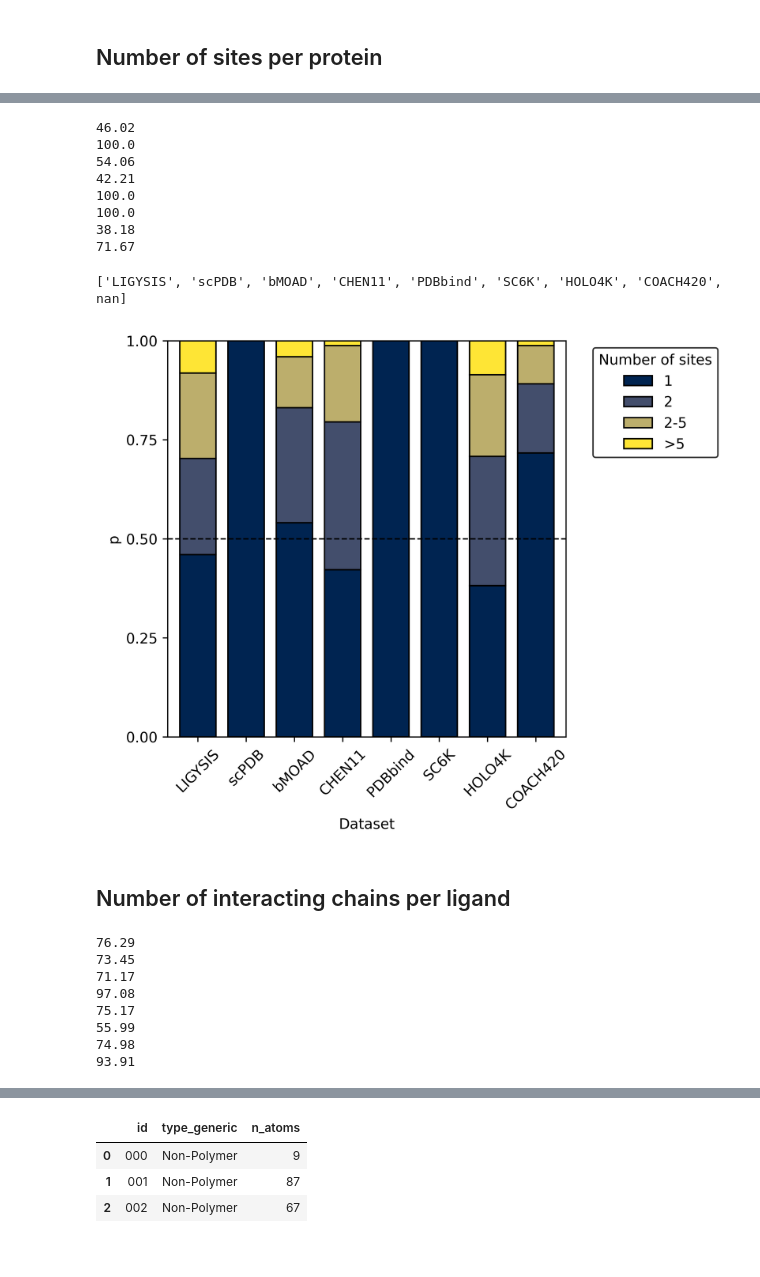
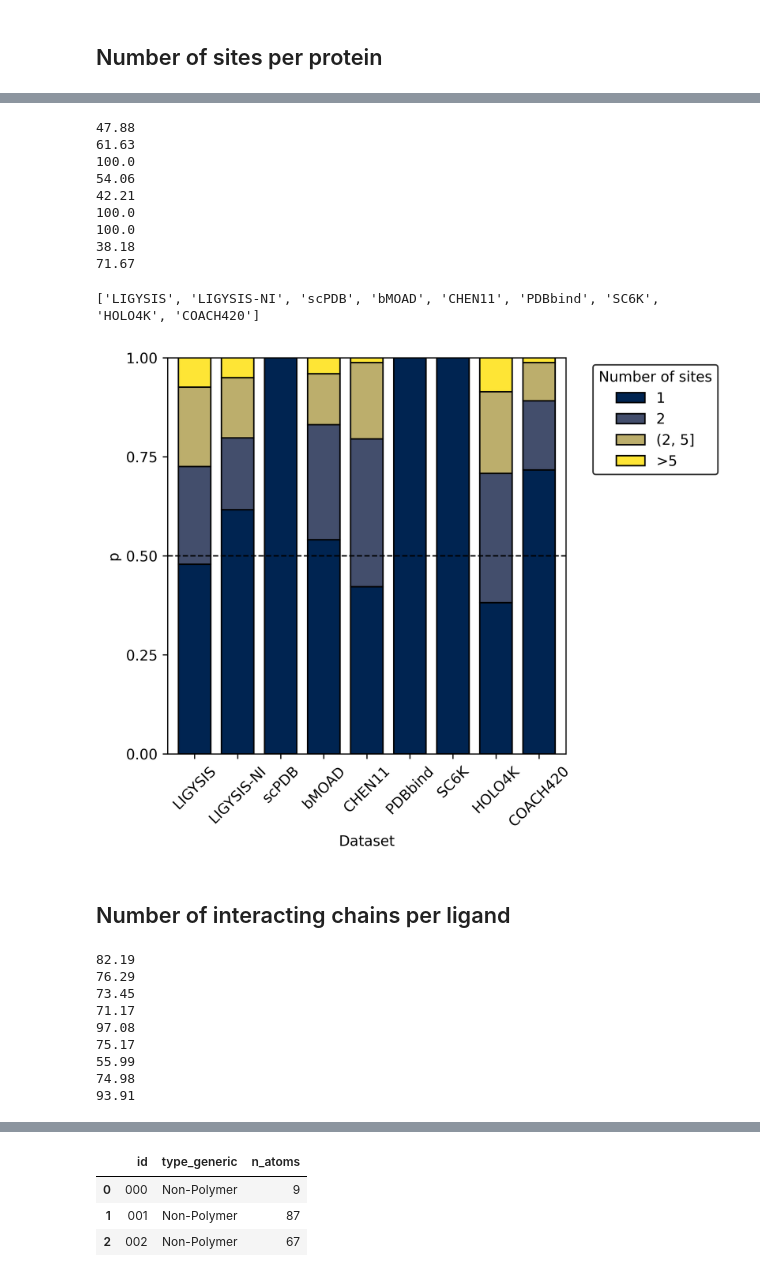
Before and after one commit to bartongroup/LBS-comparison, a Jupyter notebook: ANALYSIS/1_DATASET_comparison.ipynb, the cells around one changed output, grey strips where cells are left out. Cells and saved outputs as stored; diff of their text form; code cells hidden in the pictures.

```diff
--- a/ANALYSIS/1_DATASET_comparison.ipynb
+++ b/ANALYSIS/1_DATASET_comparison.ipynb
@@ -448,8 +450,9 @@ LIGYSIS_sites["ID"] = LIGYSIS_sites["ID"].astype(int)
 ion_prop = read_from_pickle("./../DATA/LIGYSIS_human_sites_ion_prop_APRIL_2024.pkl")
 LIGYSIS_sites["ion_prop"] = LIGYSIS_sites.set_index(['ACC', 'SEG', 'ID']).index.map(ion_prop)
 LIGYSIS_chains_per_lig = read_from_pickle("./../DATA/LIGYSIS_human_chains_per_lig_MAY_2024.pkl")
-LIGYSIS_sites_per_prot = pd.read_pickle("./results/sites_per_prot_LIGYSIS.pkl")
+#LIGYSIS_sites_per_prot = pd.read_pickle("./results/sites_per_prot_LIGYSIS.pkl")
+LIGYSIS_sites_per_prot = LIGYSIS_sites['rep_chain'].value_counts().to_dict()
 LIGYSIS_n_ress_per_chain = read_from_pickle("./results/prot_n_ress_dict.pkl")
-LIGYSIS_reps = LIGYSIS_sites_per_prot.rep_chain.tolist()
+LIGYSIS_reps = LIGYSIS_sites.rep_chain.tolist()
 LIGYSIS_segs = LIGYSIS_sites.drop_duplicates("SEG_ID").SEG_ID.tolist()
 # %%
@@ -602,4 +672,8 @@ LIGYSIS_n_ress_per_chain_list = list(LIGYSIS_n_ress_per_chain_filt.values())
 # %% [markdown]
 ### Number of sites per protein
 # %%
-LIGYSIS_n_sites_per_chain_list = LIGYSIS_sites_per_prot.sites_per_prot.tolist()
+LIGYSIS_n_sites_per_chain_list = list(LIGYSIS_sites_per_prot.values())
+
+LIGYSIS_n_sites_per_chain_list_NI = list({k: v for k, v in LIGYSIS_n_sites_per_chain_list_NI.items() if v != 0}.values())
+
+#list({k: v for k, v in LIGYSIS_sites_per_prot.items() if k in LIGYSIS_NI_rep_chains}.values())
@@ -646,8 +764,13 @@ master_n_chains_dict["LIGYSIS"] = LIGYSIS_n_chains_per_lig_list
 master_n_sites_dict["LIGYSIS"] = LIGYSIS_n_sites_per_chain_list
 master_chain_lens_dict["LIGYSIS"] = LIGYSIS_n_ress_per_chain_list
 master_n_aas_sites_dict["LIGYSIS"] = LIGYSIS_n_ress_per_site
+
+master_n_chains_dict["LIGYSIS-NI"] = LIGYSIS_n_chains_per_lig_list_NI
+master_n_sites_dict["LIGYSIS-NI"] = LIGYSIS_n_sites_per_chain_list_NI
+master_chain_lens_dict["LIGYSIS-NI"] = LIGYSIS_n_ress_per_chain_list_NI
+master_n_aas_sites_dict["LIGYSIS-NI"] = LIGYSIS_n_ress_per_site_NI
 # %%
-my_order = ["LIGYSIS", "scPDB", "bMOAD",
+my_order = ["LIGYSIS", "LIGYSIS-NI", "scPDB", "bMOAD",
             #"scPDB_filt", "fptrain",
             #"JOINED",
             "CHEN11", "PDBbind", "SC6K", "HOLO4K", "COACH420"]
@@ -704,5 +851,6 @@ COACH420              624
 # %%
 print(round(100*master_n_sites_dict["LIGYSIS"].count(1)/len(master_n_sites_dict["LIGYSIS"]),2))
+print(round(100*master_n_sites_dict["LIGYSIS-NI"].count(1)/len(master_n_sites_dict["LIGYSIS-NI"]),2))
 print(round(100*master_n_sites_dict["scPDB"].count(1)/len(master_n_sites_dict["scPDB"]),2))
 print(round(100*master_n_sites_dict["bMOAD"].count(1)/len(master_n_sites_dict["bMOAD"]),2))
 print(round(100*master_n_sites_dict["CHEN11"].count(1)/len(master_n_sites_dict["CHEN11"]),2))
@@ -711,7 +859,8 @@ print(round(100*master_n_sites_dict["SC6K"].count(1)/len(master_n_sites_dict["SC
 print(round(100*master_n_sites_dict["HOLO4K"].count(1)/len(master_n_sites_dict["HOLO4K"]),2))
 print(round(100*master_n_sites_dict["COACH420"].count(1)/len(master_n_sites_dict["COACH420"]),2))
 # %% [output]
-46.02
+47.88
+61.63
 100.0
 54.06
 42.21
@@ -719,30 +868,32 @@ print(round(100*master_n_sites_dict["COACH420"].count(1)/len(master_n_sites_dict
 100.0
 38.18
 71.67
-# %%
-cmap = plt.cm.cividis
-
-color1 = cmap(0.01)
-color2 = cmap(0.25)
-color3 = cmap(0.75)
-color4 = cmap(0.99)
-
-colors = [color1, color2, color3, color4]
-
-# Convert dictionary to DataFrame
-n_sites_df = convert_dict_to_df(master_n_sites_dict)
-
-# Call the plotting function with custom parameters
-bins = [0, 1, 2, 5, float('inf')]
-labels = ['1', '2', '2-5', '>5']
-d = plot_discretised_distribution(n_sites_df, 'value', bins, labels, my_order, palette = colors, leg_title = "Number of sites", FSIZE = (5,5), DPI = 600)
-# %% [output]
-['LIGYSIS', 'scPDB', 'bMOAD', 'CHEN11', 'PDBbind', 'SC6K', 'HOLO4K', 'COACH420', nan]
-[figure, removed]
+# %%
+cmap = plt.cm.cividis
+
+color1 = cmap(0.01)
+color2 = cmap(0.25)
+color3 = cmap(0.75)
+color4 = cmap(0.99)
+
+colors = [color1, color2, color3, color4]
+
+# Convert dictionary to DataFrame
+n_sites_df = convert_dict_to_df(master_n_sites_dict)
+
+# Call the plotting function with custom parameters
+bins = [0, 1, 2, 5, float('inf')]
+labels = ['1', '2', '(2, 5]', '>5']
+d = plot_discretised_distribution(n_sites_df, 'value', bins, labels, my_order, palette = colors, leg_title = "Number of sites", FSIZE = (5,5), DPI = 600,
+                                 out = "./figs/DATASET_COMP_number_sites.png")
+# %% [output]
+['LIGYSIS', 'LIGYSIS-NI', 'scPDB', 'bMOAD', 'CHEN11', 'PDBbind', 'SC6K', 'HOLO4K', 'COACH420']
+[figure, added]
 # %% [markdown]
 ## Number of interacting chains per ligand
 # %%
 print(round(100*master_n_chains_dict["LIGYSIS"].count(1)/len(master_n_chains_dict["LIGYSIS"]),2))
+print(round(100*master_n_chains_dict["LIGYSIS-NI"].count(1)/len(master_n_chains_dict["LIGYSIS-NI"]),2))
 print(round(100*master_n_chains_dict["scPDB"].count(1)/len(master_n_chains_dict["scPDB"]),2))
 print(round(100*master_n_chains_dict["bMOAD"].count(1)/len(master_n_chains_dict["bMOAD"]),2))
 print(round(100*master_n_chains_dict["CHEN11"].count(1)/len(master_n_chains_dict["CHEN11"]),2))
@@ -751,6 +902,7 @@ print(round(100*master_n_chains_dict["SC6K"].count(1)/len(master_n_chains_dict["
 print(round(100*master_n_chains_dict["HOLO4K"].count(1)/len(master_n_chains_dict["HOLO4K"]),2))
 print(round(100*master_n_chains_dict["COACH420"].count(1)/len(master_n_chains_dict["COACH420"]),2))
 # %% [output]
+82.19
 76.29
 73.45
 71.17
```
Also changed, not shown: parts of 92 cells of this notebook, 6 other files.
